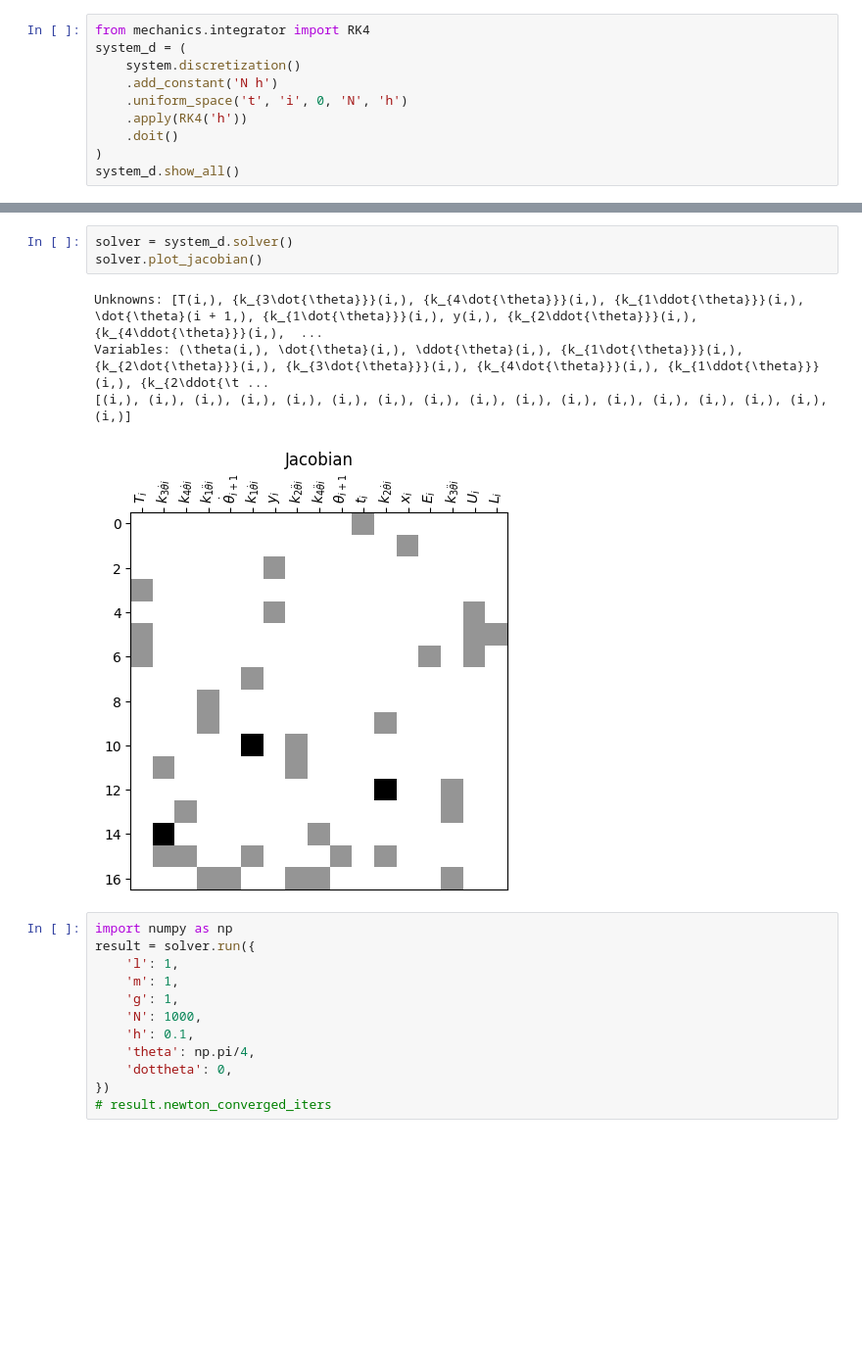
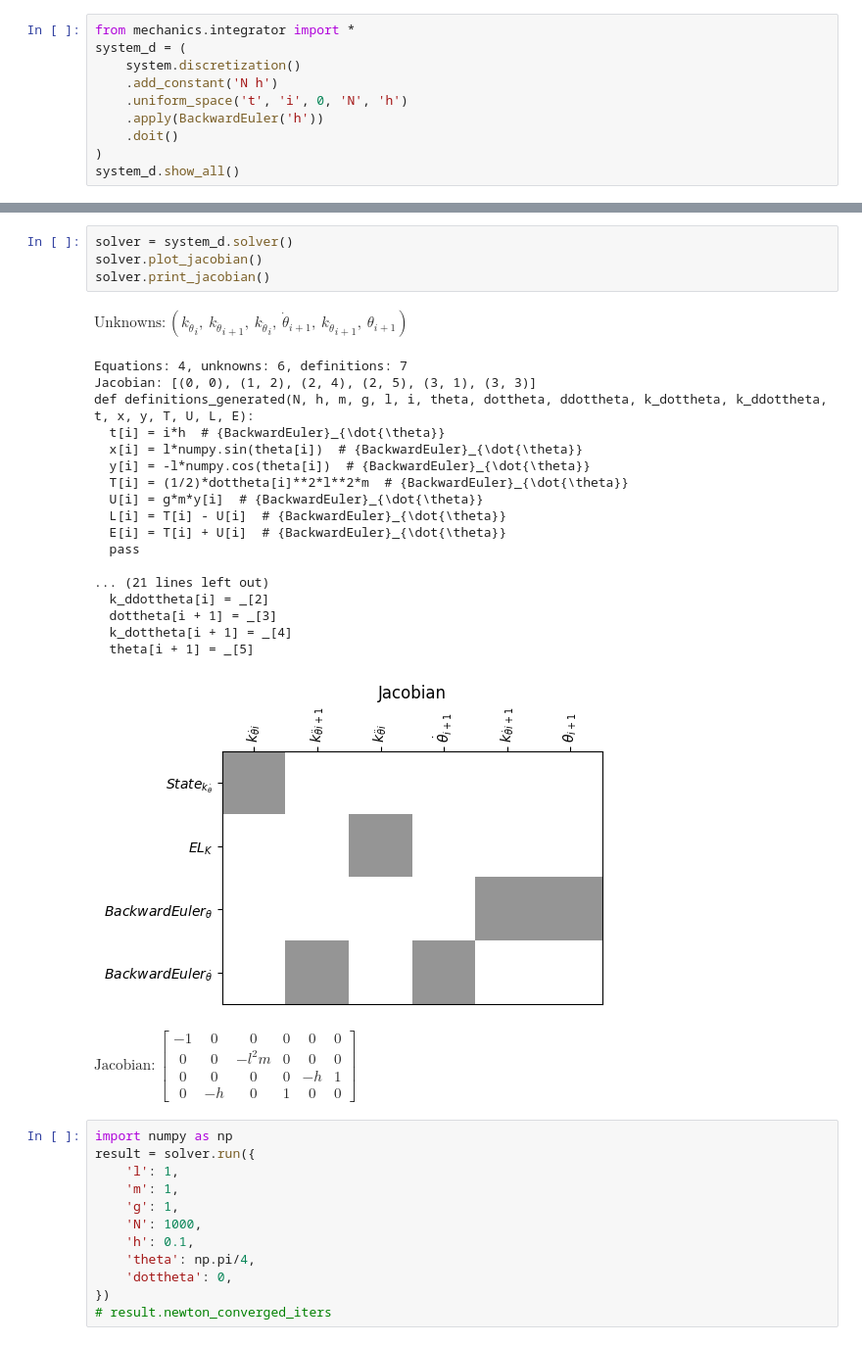
Before and after one commit to fujiy/mechanics, a Jupyter notebook: examples/single_pendulum.ipynb, the cells around one changed output, grey strips where cells are left out. Shown at 98% size. Cells and saved outputs as stored; diff of their text form; blank space fills up the shorter version.

```diff
--- a/examples/single_pendulum.ipynb
+++ b/examples/single_pendulum.ipynb
@@ -34,10 +38,10 @@ $\displaystyle \mathrm{EL}: - g l m \sin{\left(\theta \right)} - {l}^2 m \ddot{\
 # %%
-from mechanics.integrator import RK4
+from mechanics.integrator import *
 system_d = (
     system.discretization()
     .add_constant('N h')
     .uniform_space('t', 'i', 0, 'N', 'h')
-    .apply(RK4('h'))
+    .apply(BackwardEuler('h'))
     .doit()
 )
 system_d.show_all()
@@ -58,11 +62,28 @@ $\displaystyle \mathrm{equations}:$
 # %%
 solver = system_d.solver()
 solver.plot_jacobian()
+solver.print_jacobian()
 # %% [output]
+$\displaystyle \mathrm{Unknowns}:\left( {k_{\dot{\theta}}}_{i}, \  {k_{\ddot{\theta}}}_{i + 1}, \  {k_{\ddot{\theta}}}_{i}, \  \dot{\theta}_{i + 1}, \  {k_{\dot{\theta}}}_{i + 1}, \  \theta_{i + 1}\right)$
-Unknowns: [T(i,), {k_{3\dot{\theta}}}(i,), {k_{4\dot{\theta}}}(i,), {k_{1\ddot{\theta}}}(i,), \dot{\theta}(i + 1,), {k_{1\dot{\theta}}}(i,), y(i,), {k_{2\ddot{\theta}}}(i,), {k_{4\ddot{\theta}}}(i,),  ...
-Variables: (\theta(i,), \dot{\theta}(i,), \ddot{\theta}(i,), {k_{1\dot{\theta}}}(i,), {k_{2\dot{\theta}}}(i,), {k_{3\dot{\theta}}}(i,), {k_{4\dot{\theta}}}(i,), {k_{1\ddot{\theta}}}(i,), {k_{2\ddot{\t ...
-[(i,), (i,), (i,), (i,), (i,), (i,), (i,), (i,), (i,), (i,), (i,), (i,), (i,), (i,), (i,), (i,), (i,)]
+Equations: 4, unknowns: 6, definitions: 7
+Jacobian: [(0, 0), (1, 2), (2, 4), (2, 5), (3, 1), (3, 3)]
+def definitions_generated(N, h, m, g, l, i, theta, dottheta, ddottheta, k_dottheta, k_ddottheta, t, x, y, T, U, L, E):
+  t[i] = i*h  # {BackwardEuler}_{\dot{\theta}}
+  x[i] = l*numpy.sin(theta[i])  # {BackwardEuler}_{\dot{\theta}}
+  y[i] = -l*numpy.cos(theta[i])  # {BackwardEuler}_{\dot{\theta}}
+  T[i] = (1/2)*dottheta[i]**2*l**2*m  # {BackwardEuler}_{\dot{\theta}}
+  U[i] = g*m*y[i]  # {BackwardEuler}_{\dot{\theta}}
+  L[i] = T[i] - U[i]  # {BackwardEuler}_{\dot{\theta}}
+  E[i] = T[i] + U[i]  # {BackwardEuler}_{\dot{\theta}}
+  pass
+
+... (21 lines left out)
+  k_ddottheta[i] = _[2]
+  dottheta[i + 1] = _[3]
+  k_dottheta[i + 1] = _[4]
+  theta[i + 1] = _[5]
-[figure, old version]
+[figure, new version]
+$\displaystyle \mathrm{Jacobian}:\left[\begin{matrix}-1 & 0 & 0 & 0 & 0 & 0\\0 & 0 & - {l}^2 m & 0 & 0 & 0\\0 & 0 & 0 & 0 & - h & 1\\0 & - h & 0 & 1 & 0 & 0\end{matrix}\right]$
 # %%
 import numpy as np
 result = solver.run({
```
Also changed, not shown: parts of 4 cells of this notebook, 6 other files.
